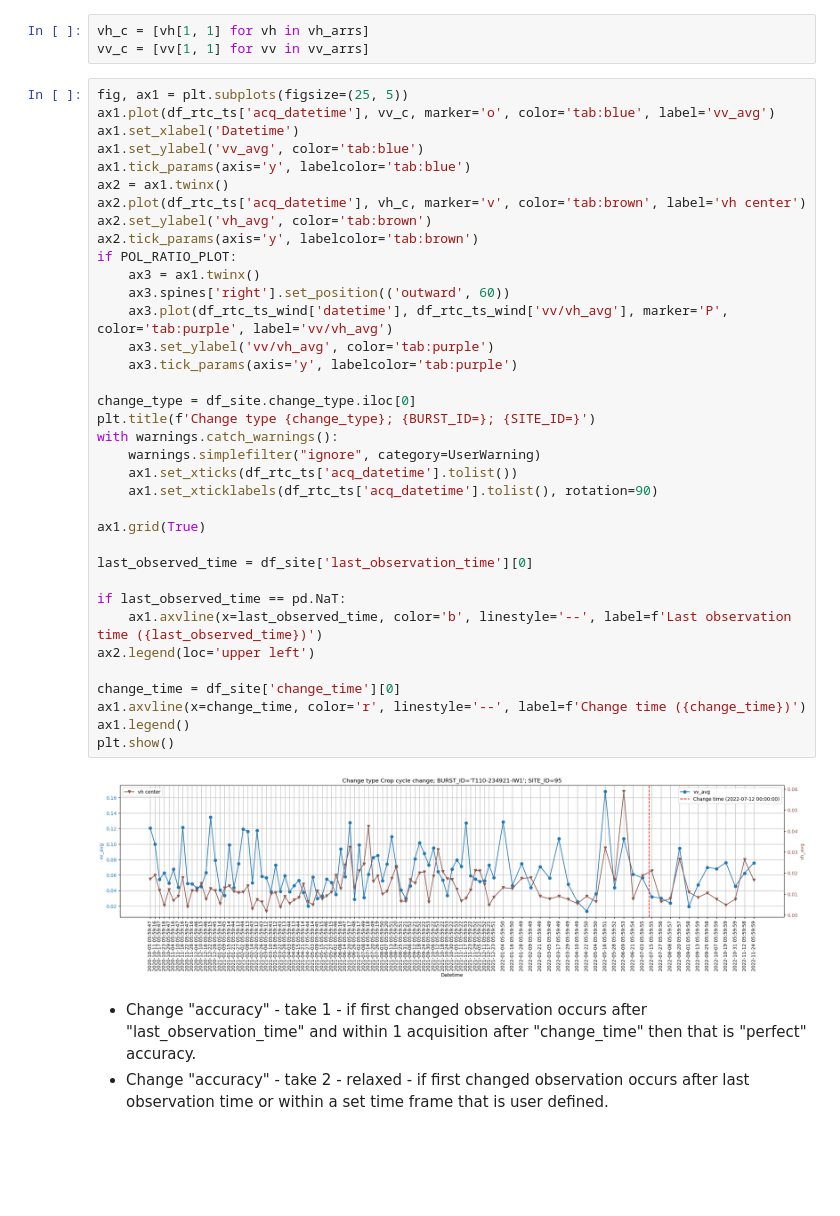
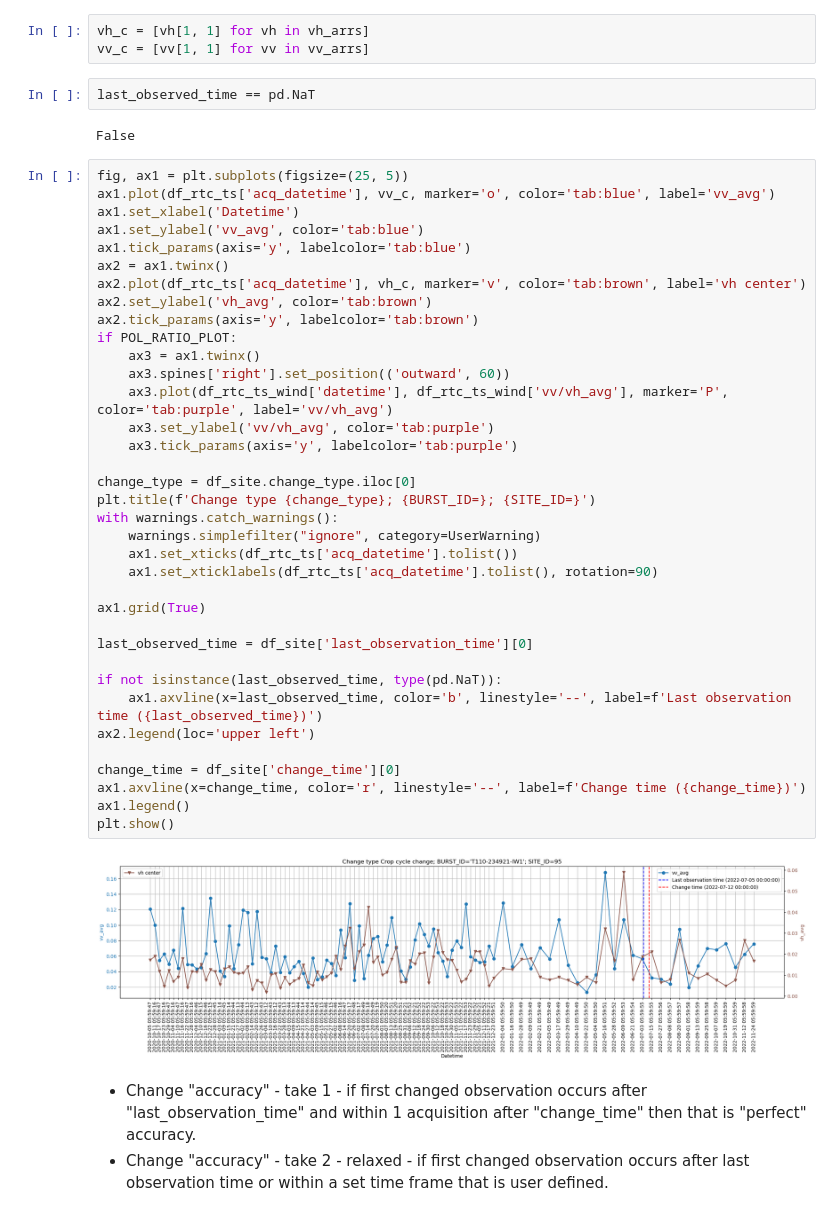
Before and after one commit to OPERA-Cal-Val/dist-s1-validation-harness, a Jupyter notebook: ts-explore-by-site-stream.ipynb, the cells around one changed output. Drawn from its saved outputs; the diff is of its cells as text; blank space fills up the shorter version.

```diff
--- a/ts-explore-by-site-stream.ipynb
+++ b/ts-explore-by-site-stream.ipynb
@@ -149,6 +150,10 @@ array([[0.00531357, 0.01421298, 0.01883305],
 # %%
 vh_c = [vh[1, 1] for vh in vh_arrs]
 vv_c = [vv[1, 1] for vv in vv_arrs]
+# %%
+last_observed_time == pd.NaT
+# %% [output]
+False
 # %%
 fig, ax1 = plt.subplots(figsize=(25, 5))
 ax1.plot(df_rtc_ts['acq_datetime'], vv_c, marker='o', color='tab:blue', label='vv_avg')
@@ -158,35 +163,35 @@ ax1.tick_params(axis='y', labelcolor='tab:blue')
 ax2 = ax1.twinx()
 ax2.plot(df_rtc_ts['acq_datetime'], vh_c, marker='v', color='tab:brown', label='vh center')
 ax2.set_ylabel('vh_avg', color='tab:brown')
 ax2.tick_params(axis='y', labelcolor='tab:brown')
 if POL_RATIO_PLOT:
     ax3 = ax1.twinx()
     ax3.spines['right'].set_position(('outward', 60))
     ax3.plot(df_rtc_ts_wind['datetime'], df_rtc_ts_wind['vv/vh_avg'], marker='P', color='tab:purple', label='vv/vh_avg')
     ax3.set_ylabel('vv/vh_avg', color='tab:purple')
     ax3.tick_params(axis='y', labelcolor='tab:purple')
 
 change_type = df_site.change_type.iloc[0]
 plt.title(f'Change type {change_type}; {BURST_ID=}; {SITE_ID=}')
 with warnings.catch_warnings():
     warnings.simplefilter("ignore", category=UserWarning)
     ax1.set_xticks(df_rtc_ts['acq_datetime'].tolist())
     ax1.set_xticklabels(df_rtc_ts['acq_datetime'].tolist(), rotation=90)
 
 ax1.grid(True)
 
 last_observed_time = df_site['last_observation_time'][0]
 
-if last_observed_time == pd.NaT:
+if not isinstance(last_observed_time, type(pd.NaT)):
     ax1.axvline(x=last_observed_time, color='b', linestyle='--', label=f'Last observation time ({last_observed_time})')
 ax2.legend(loc='upper left')
 
 change_time = df_site['change_time'][0]
 ax1.axvline(x=change_time, color='r', linestyle='--', label=f'Change time ({change_time})')
 ax1.legend()
 plt.show()
 # %% [output]
-[figure, old version]
+[figure, new version]
 # %% [markdown]
 - Change "accuracy" - take 1 - if first changed observation occurs after "last_observation_time" and within 1 acquisition after "change_time" then that is "perfect" accuracy.
 - Change "accuracy" - take 2 - relaxed - if first changed observation occurs after last observation time or within a set time frame that is user defined.
```
Also changed, not shown: parts of 7 cells of this notebook, 1 other file.
